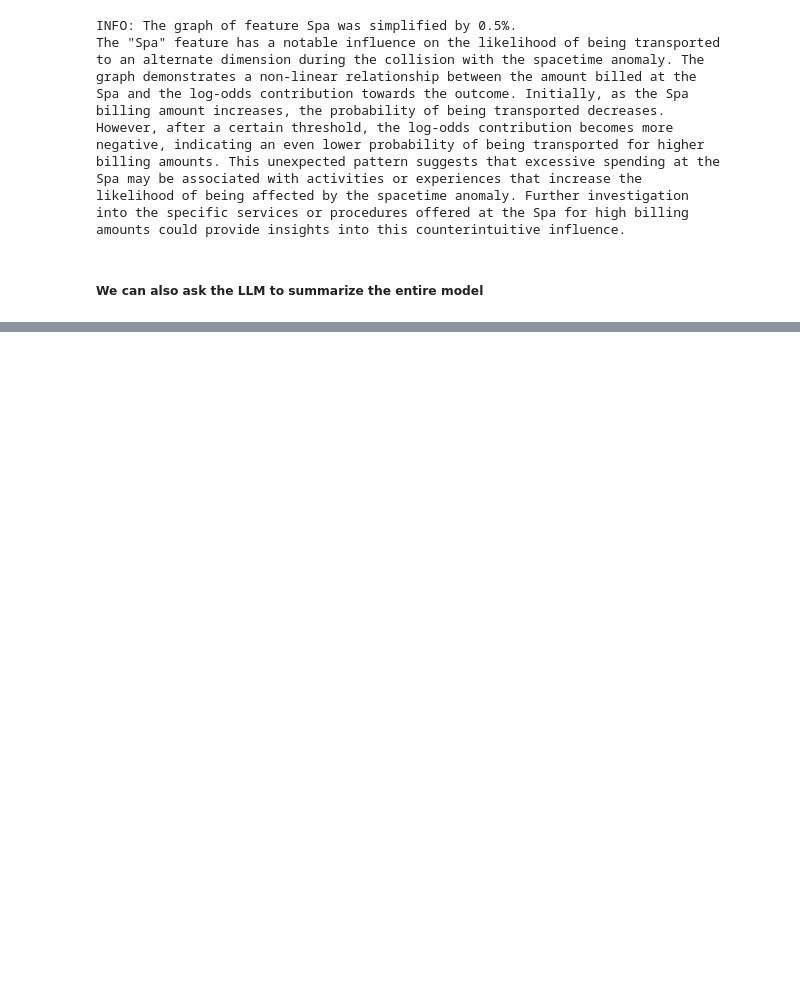
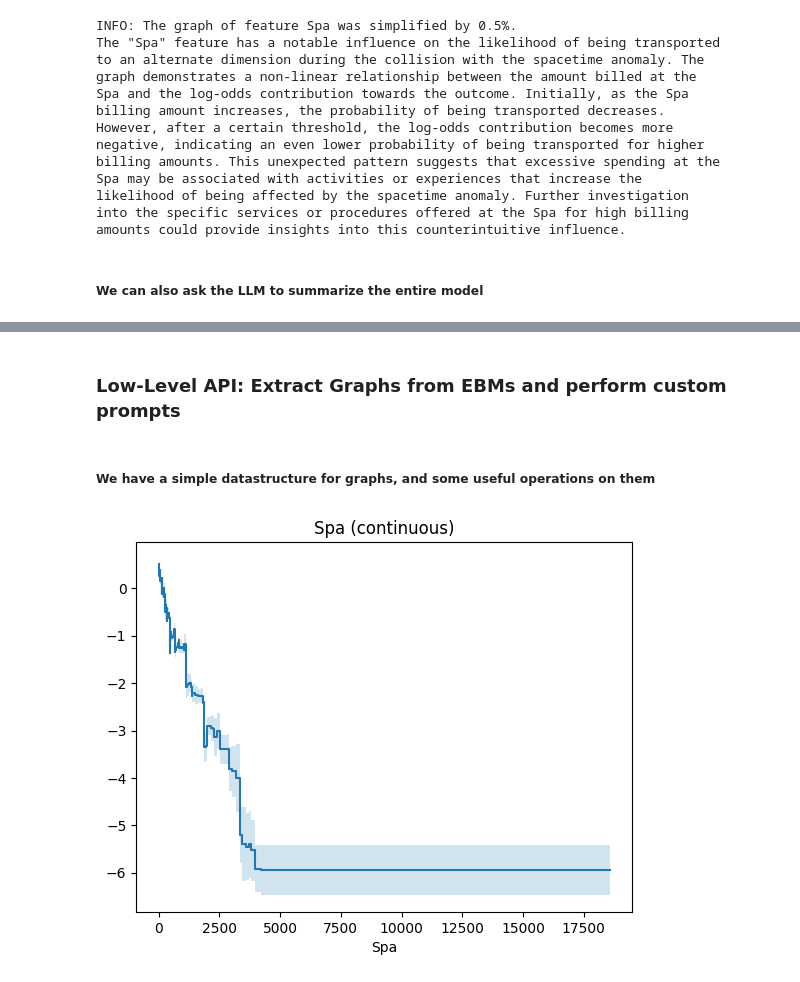
Before and after one commit to interpretml/TalkToEBM, a Jupyter notebook: notebooks/Spaceship Titanic.ipynb, the cells around one changed output, grey strips where cells are left out. Cells and saved outputs as stored; diff of their text form; code cells hidden in the pictures; blank space fills up the shorter version.

```diff
--- a/notebooks/Spaceship Titanic.ipynb
+++ b/notebooks/Spaceship Titanic.ipynb
@@ -591,0 +190,2 @@ response = '''The key predictors of whether a passenger was transported to an al
+# %% [markdown]
+### Low-Level API: Extract Graphs from EBMs and perform custom prompts
@@ -591,0 +194,7 @@ response = '''The key predictors of whether a passenger was transported to an al
+# %% [markdown]
+##### We have a simple datastructure for graphs, and some useful operations on them
+# %%
+graph = graphs.extract_graph(ebm, 9)
+graphs.plot_graph(graph)
+# %% [output]
+[figure, added]
```
Also changed, not shown: parts of 47 cells of this notebook, 6 other files.
